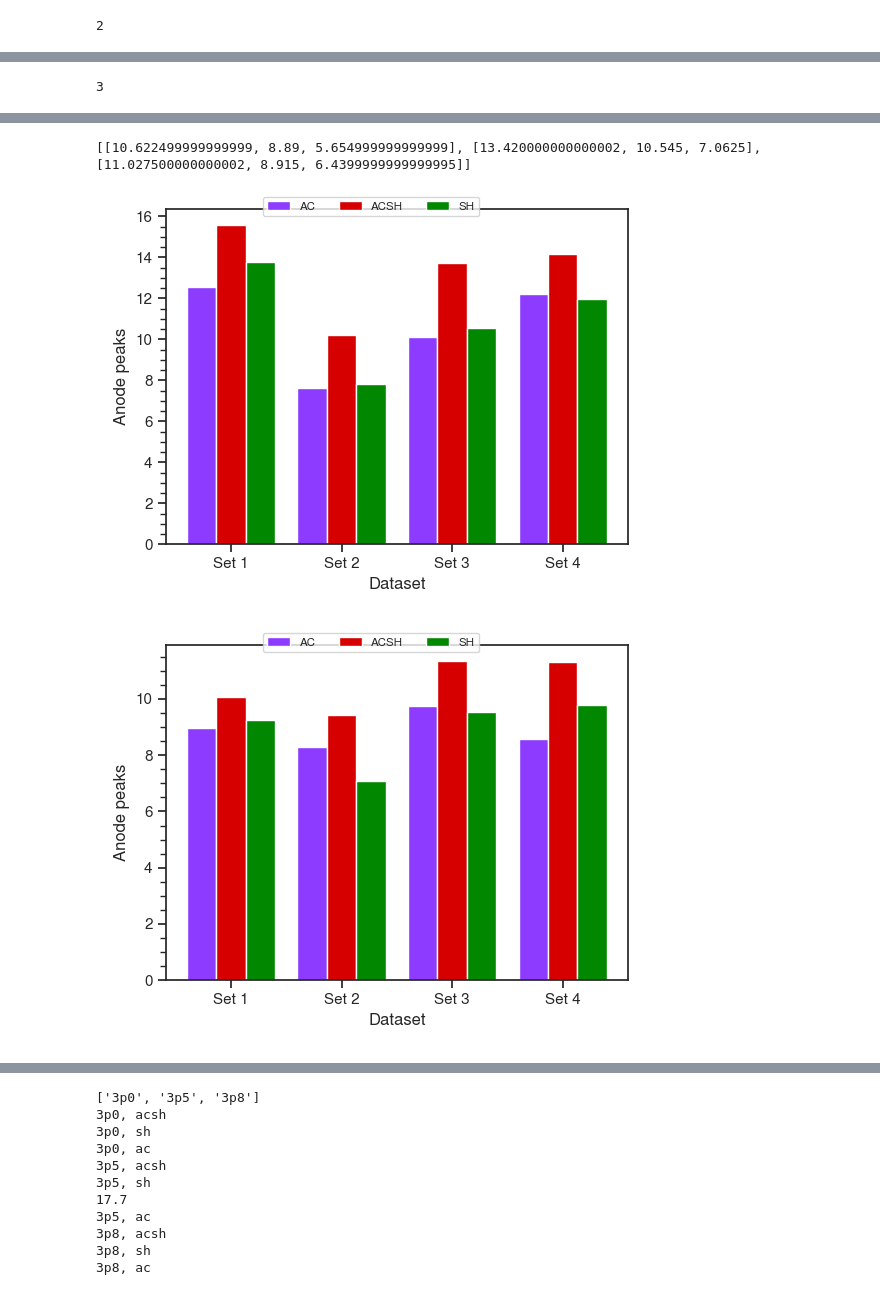
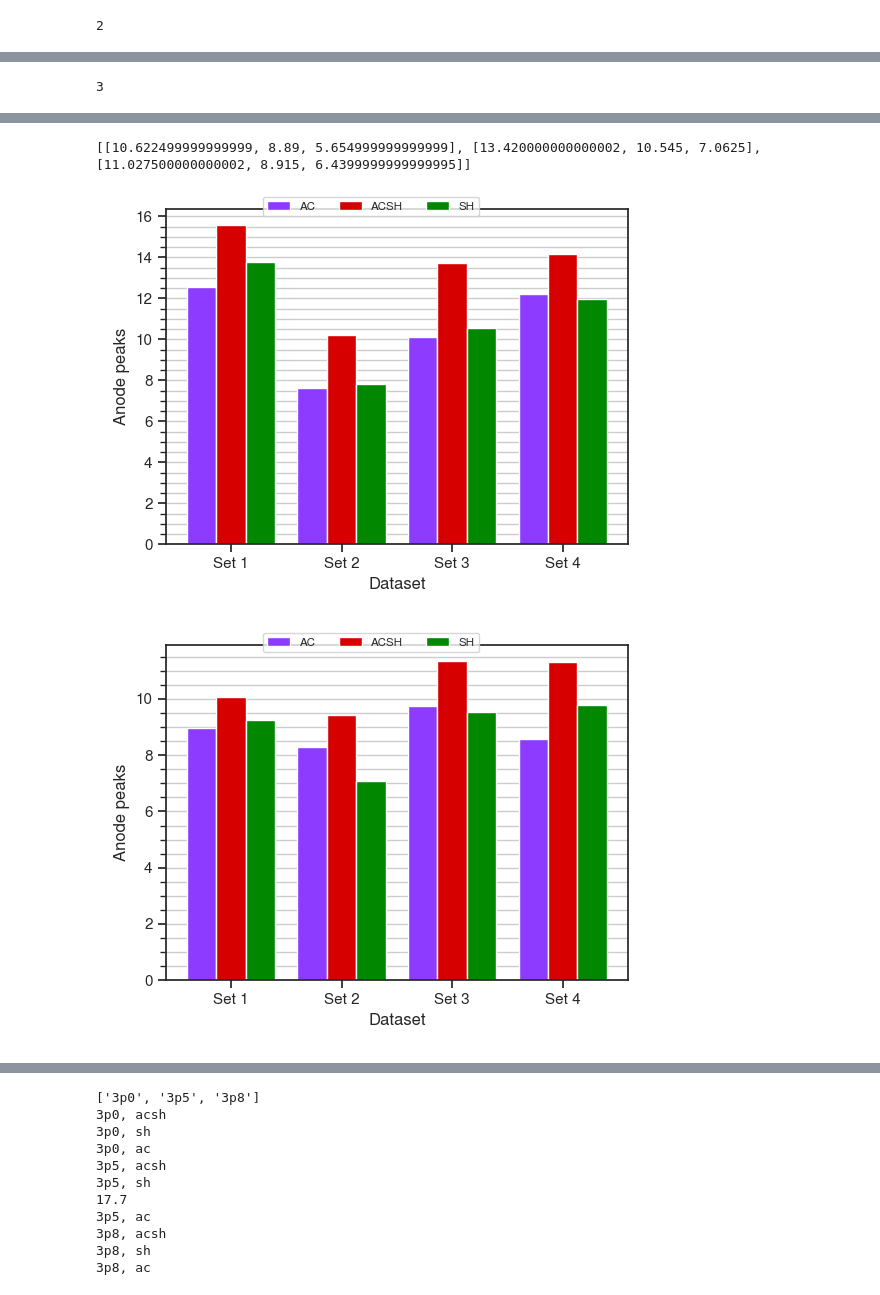
Before and after one commit to TihiMihi/DLS_Tihana_scripts, a Jupyter notebook: Thesis python scripts/tlys_9_peaks.ipynb, the cells around one changed output, grey strips where cells are left out. Saved outputs shown, nothing was run; the diff lists cells and outputs as text; code cells hidden in the pictures.

```diff
--- a/Thesis python scripts/tlys_9_peaks.ipynb
+++ b/Thesis python scripts/tlys_9_peaks.ipynb
@@ -206,6 +208,7 @@ for atom in [Zn_plot, M205_plot, M120_plot]:
     fig.legend(bars, data.keys(), ncols=3, fontsize='x-small', loc='upper center')
     ax.yaxis.set_ticks_position('left')
     ax.yaxis.set_label_position('left')
+    ax.grid(axis='y', which='both')
 
     fig.tight_layout()
     if i == 1:
@@ -213,32 +216,32 @@ for atom in [Zn_plot, M205_plot, M120_plot]:
     if i == 2:
         plt.savefig('/home/icf19162/CP5-Thesis/plots/exp1/tlys_9_P6122/peaks/3p0_met250.pdf')
     if i == 3:
         plt.savefig('/home/icf19162/CP5-Thesis/plots/exp1/tlys_9_P6122/peaks/3p0_met120.pdf')
 
 print(final_averages)
 # %% [output]
            method set_id        label  value
 0    method:acsh:  Set 1   ZN_A:ZN405  15.58
 1      method:sh:  Set 1   ZN_A:ZN405  13.77
 2      method:ac:  Set 1   ZN_A:ZN405  12.55
 3    method:acsh:  Set 2   ZN_A:ZN405  10.22
 4      method:sh:  Set 2   ZN_A:ZN405   7.83
 5      method:ac:  Set 2   ZN_A:ZN405   7.63
 6    method:acsh:  Set 3   ZN_A:ZN405  13.72
 7      method:sh:  Set 3   ZN_A:ZN405  10.55
 8      method:ac:  Set 3   ZN_A:ZN405  10.11
 9    method:acsh:  Set 4   ZN_A:ZN405  14.16
 10     method:sh:  Set 4   ZN_A:ZN405  11.96
 ... (22 lines left out)
 297  method:acsh:  Set 4  SD_A:MET120   6.60
 298    method:sh:  Set 4  SD_A:MET120   6.33
 299    method:ac:  Set 4  SD_A:MET120   4.40
 1
 [figure]
 2
 [figure]
 3
 [figure]
 [[10.622499999999999, 8.89, 5.654999999999999], [13.420000000000002, 10.545, 7.0625], [11.027500000000002, 8.915, 6.4399999999999995]]
-[figure, old version]
+[figure, new version]
-[figure, old version]
+[figure, new version]
```
Also changed, not shown: parts of 5 cells of this notebook, 32 other files.
